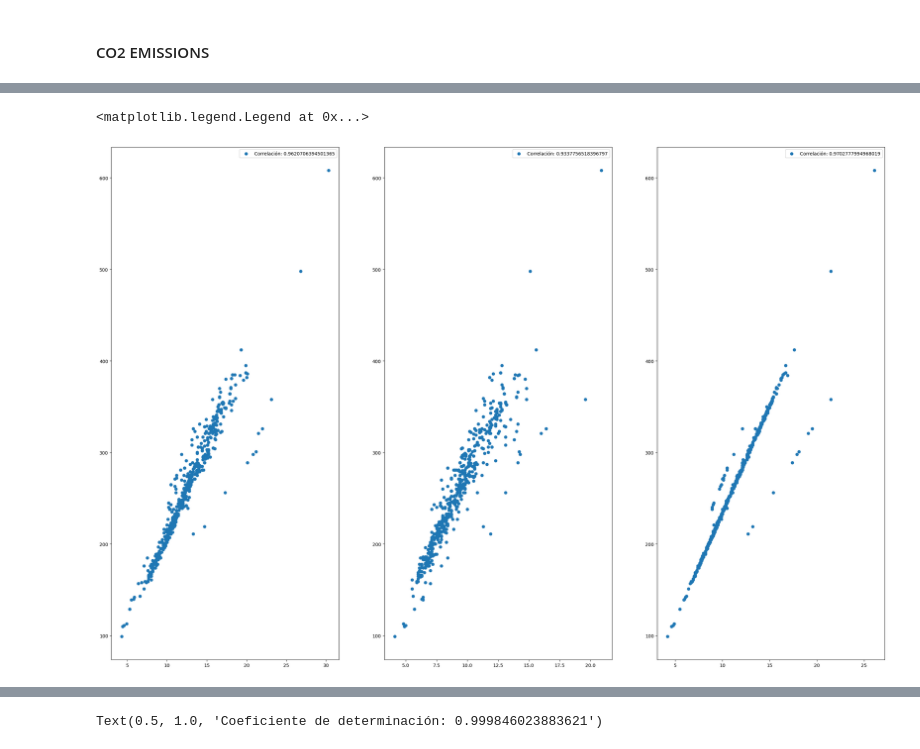
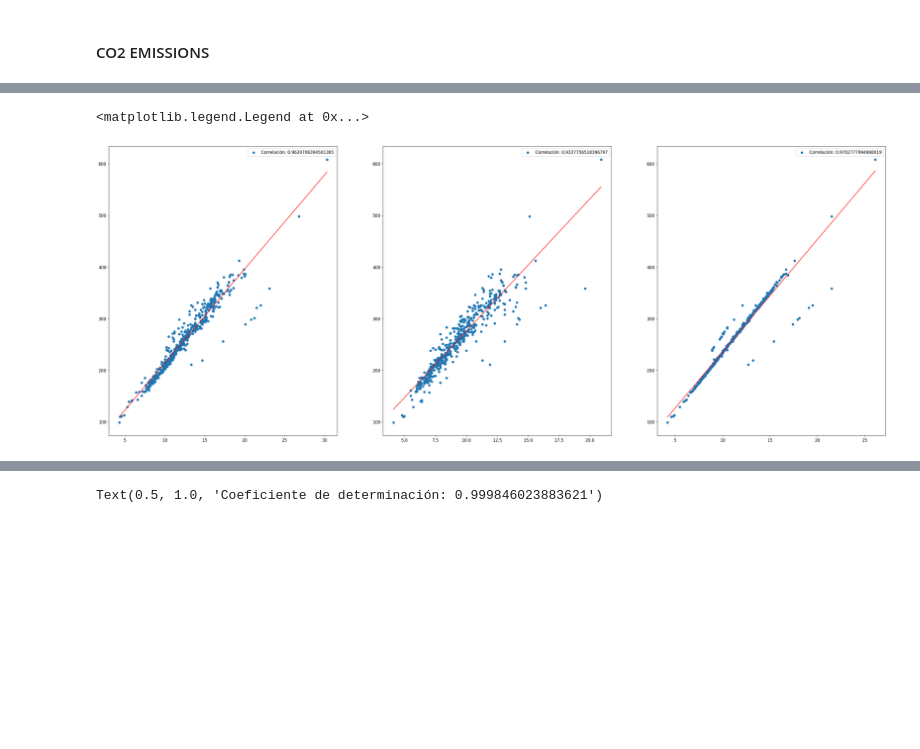
Before and after one commit to Kraslo/APAU_SMOG_PREDICTION_3RDGROUP, a Jupyter notebook: codigo/codigo_andy.ipynb, the cells around one changed output, grey strips where cells are left out. Drawn from its saved outputs; the diff is of its cells as text; code cells hidden in the pictures; blank space fills up the shorter version.

```diff
--- a/codigo/codigo_andy.ipynb
+++ b/codigo/codigo_andy.ipynb
@@ -509,19 +508,22 @@ train.corr()
 # %%
-ax, fig = plt.subplots(1,3,figsize=(30,20))
+ax, fig = plt.subplots(1,3,figsize=(40,15))
 
 corr_1 = train['Fuel Consumption City (L/100 km)'].corr(train['CO2 Emissions (g/km)'])
 corr_2 = train['Hwy (L/100 km)'].corr(train['CO2 Emissions (g/km)'])
 corr_3 = train['Comb (L/100 km)'].corr(train['CO2 Emissions (g/km)'])
 
 
 fig[0].scatter(train['Fuel Consumption City (L/100 km)'],train['CO2 Emissions (g/km)'])
+fig[0].plot(np.unique(train['Fuel Consumption City (L/100 km)']), np.poly1d(np.polyfit(train['Fuel Consumption City (L/100 km)'], train['CO2 Emissions (g/km)'], 1))(np.unique(train['Fuel Consumption City (L/100 km)'])),color='red')
 fig[0].legend([f'Correlación: {corr_1}'])
 
 fig[1].scatter(train['Hwy (L/100 km)'],train['CO2 Emissions (g/km)'])
+fig[1].plot(np.unique(train['Hwy (L/100 km)']), np.poly1d(np.polyfit(train['Hwy (L/100 km)'], train['CO2 Emissions (g/km)'], 1))(np.unique(train['Hwy (L/100 km)'])),color='red')
 fig[1].legend([f'Correlación: {corr_2}'])
 
 fig[2].scatter(train['Comb (L/100 km)'],train['CO2 Emissions (g/km)'])
+fig[2].plot(np.unique(train['Comb (L/100 km)']), np.poly1d(np.polyfit(train['Comb (L/100 km)'], train['CO2 Emissions (g/km)'], 1))(np.unique(train['Comb (L/100 km)'])),color='red')
 fig[2].legend([f'Correlación: {corr_3}'])
 # %% [output]
 <matplotlib.legend.Legend at 0x...>
-[figure, old version]
+[figure, new version]
```
Also changed, not shown: parts of 18 cells of this notebook.
